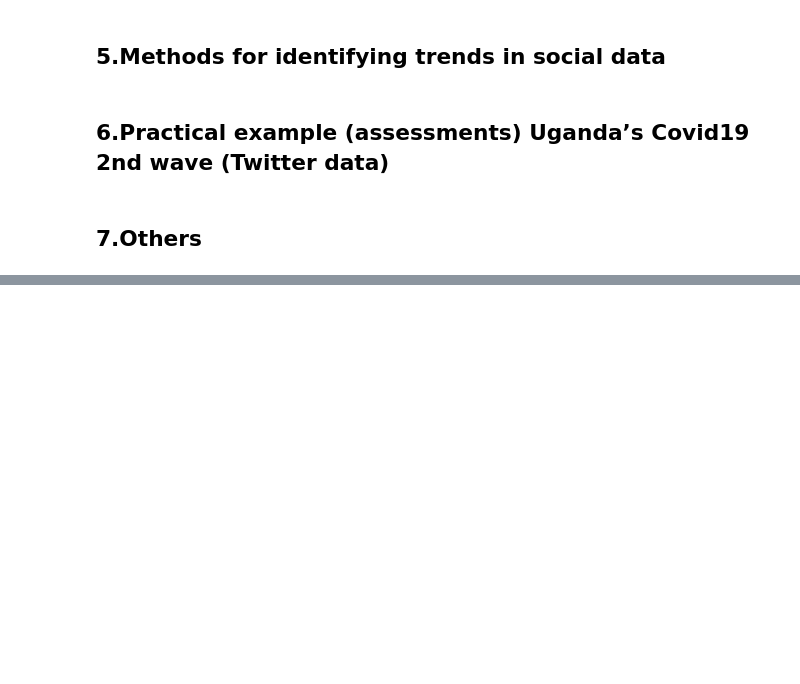
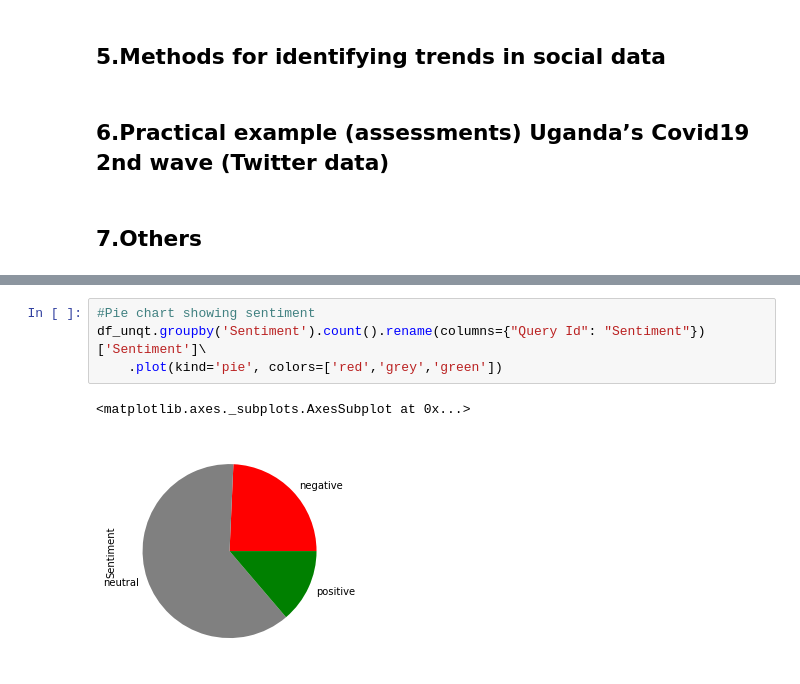
Before and after one commit to datsciafrica/social-media-analytics, a Jupyter notebook: SMA-Presentation.ipynb, the cells around one changed output, grey strips where cells are left out. Saved outputs shown, nothing was run; the diff lists cells and outputs as text; blank space fills up the shorter version.

```diff
--- a/SMA-Presentation.ipynb
+++ b/SMA-Presentation.ipynb
@@ -16,0 +177,7 @@
+# %%
+#Pie chart showing sentiment
+df_unqt.groupby('Sentiment').count().rename(columns={"Query Id": "Sentiment"})['Sentiment']\
+    .plot(kind='pie', colors=['red','grey','green'])
+# %% [output]
+<matplotlib.axes._subplots.AxesSubplot at 0x...>
+[figure, added]
```
Also changed, not shown: parts of 39 cells of this notebook, 1 other file.
